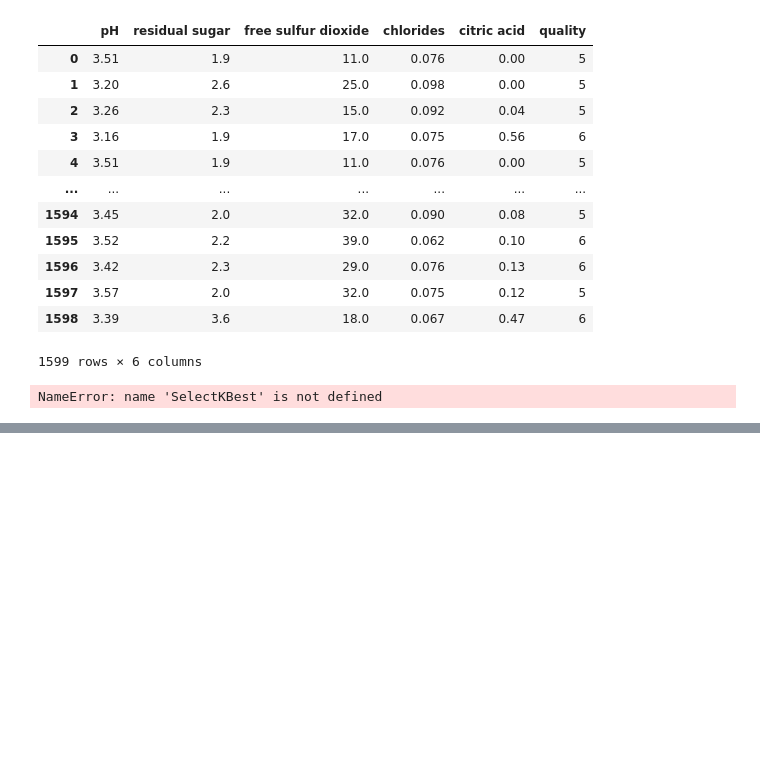
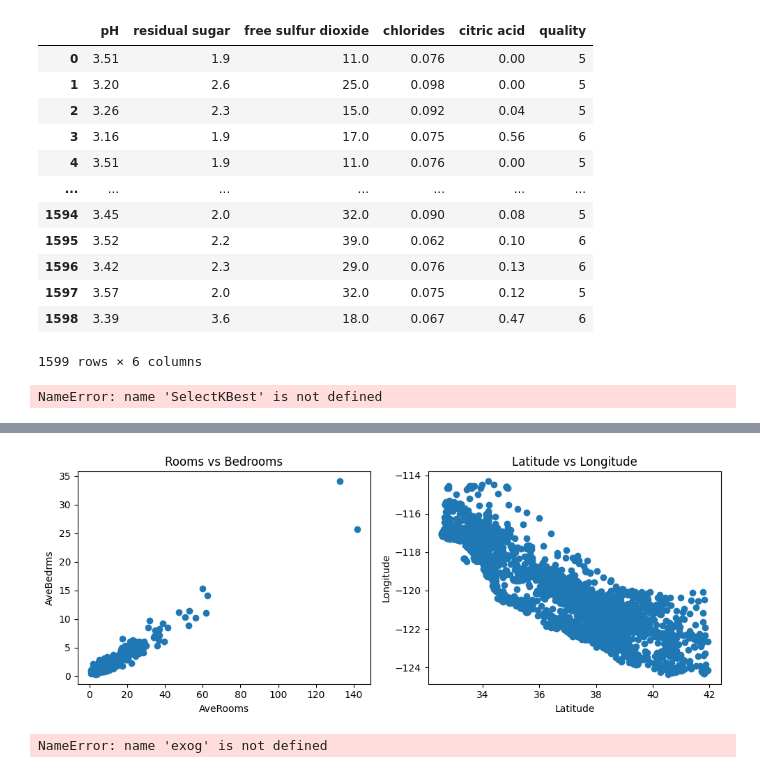
Before and after one commit to rohitranvir/Data-Science, a Jupyter notebook: Feature engineering/class/Feature selection.ipynb, the cells around one changed output, grey strips where cells are left out. Cells and saved outputs as stored; diff of their text form; code cells hidden in the pictures; blank space fills up the shorter version.

```diff
--- a/Feature engineering/class/Feature selection.ipynb
+++ b/Feature engineering/class/Feature selection.ipynb
@@ -193,0 +242,27 @@ NameError: name 'SelectKBest' is not defined
+# %%
+import matplotlib.pyplot as plt
+plt.figure(figsize=(10,4))
+# First plot
+plt.subplot(1,2,1)
+plt.scatter(X['AveRooms'], X['AveBedrms'])
+plt.xlabel('AveRooms')
+plt.ylabel('AveBedrms')
+plt.title('Rooms vs Bedrooms')
+
+# Second plot
+plt.subplot(1,2,2)
+plt.scatter(X['Latitude'], X['Longitude'])
+plt.xlabel('Latitude')
+plt.ylabel('Longitude')
+plt.title('Latitude vs Longitude')
+
+plt.tight_layout()
+plt.show()
+# %% [output]
+[figure, added]
+# %%
+# We need to compare with VIF
+from statsmodels.stats.outliers_influence import variance_inflation_factor
+variance_inflation_factor(exog, exog_idx)
+# %% [output]
+NameError: name 'exog' is not defined
```
Also changed, not shown: parts of 17 cells of this notebook, 40 other files.
